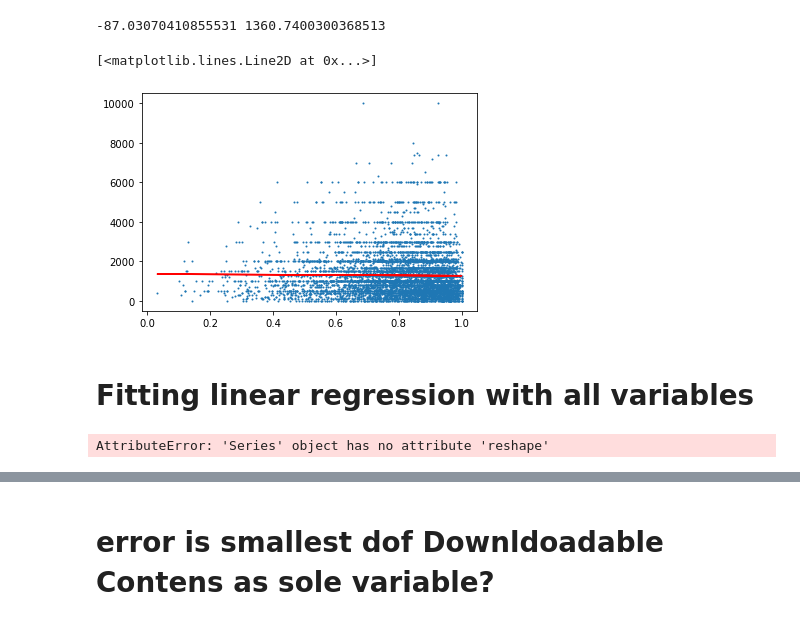
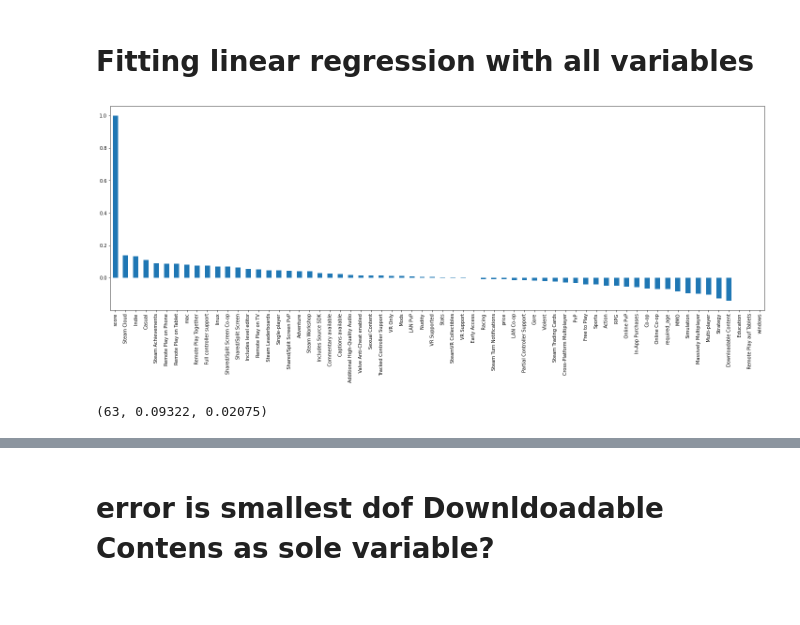
Before and after one commit to emilbreustedt/data-literacy-steam-project, a Jupyter notebook: predictor.ipynb, the cells around one changed output, grey strips where cells are left out. Drawn from its saved outputs; the diff is of its cells as text; code cells hidden in the pictures.

```diff
--- a/predictor.ipynb
+++ b/predictor.ipynb
@@ -22,15 +29,2 @@ df
-# %%
-plt.scatter(df.score, df.price, s = 1)
-
-# calculate linear regression
-m, b = np.polyfit(df.score, df.price, 1)
-print(m, b)
-
-# regression line
-plt.plot(df.score, m*df.score+b, color='red')
-# %% [output]
--87.03070410855531 1360.7400300368513
-[<matplotlib.lines.Line2D at 0x...>]
-[figure, removed]
 # %% [markdown]
 # Fitting linear regression with all variables
@@ -42,0 +31,5 @@ from sklearn.metrics import r2_score
+# %%
+plt.figure(figsize=(25,8))
+bars = df.corr()['score'].sort_values(ascending=False).plot(kind='bar')
+# %% [output]
+[figure, added]
@@ -43,7 +60,12 @@ from sklearn.metrics import r2_score
 # %%
-X_train, X_test, y_train, y_test = train_test_split(df["price"], df["score"], test_size=0.3, random_state=42)
-reg = LinearRegression().fit(X_train.reshape(-1, 1), y_train)
+# train again best model
+predictors  = find_predictors(df)
+X_train, X_test, y_train, y_test = train_test_split(df[list(predictors.index)], df["score"], test_size=0.3, random_state=42)
+reg = LinearRegression().fit(X_train, y_train)
 y_pred = reg.predict(X_test)
-r2_new = r2_score(y_test, y_pred)
+r2 = r2_score(y_test, y_pred)
+MSE = mean_squared_error(y_test, y_pred)
+
+len(predictors), round(r2, 5), round(MSE, 5)
 # %% [output]
-AttributeError: 'Series' object has no attribute 'reshape'
+(63, 0.09322, 0.02075)
```
Also changed, not shown: parts of 26 cells of this notebook, 1 other file.
